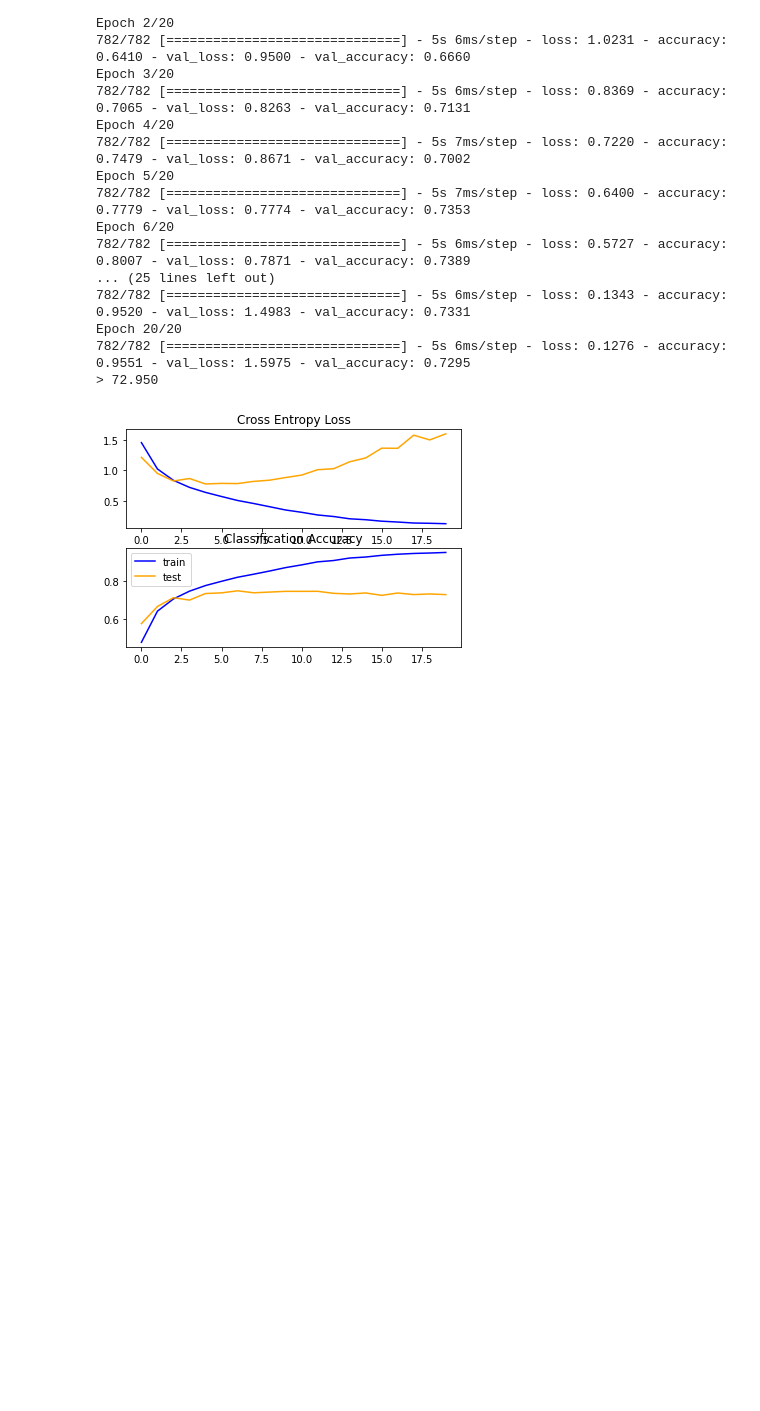
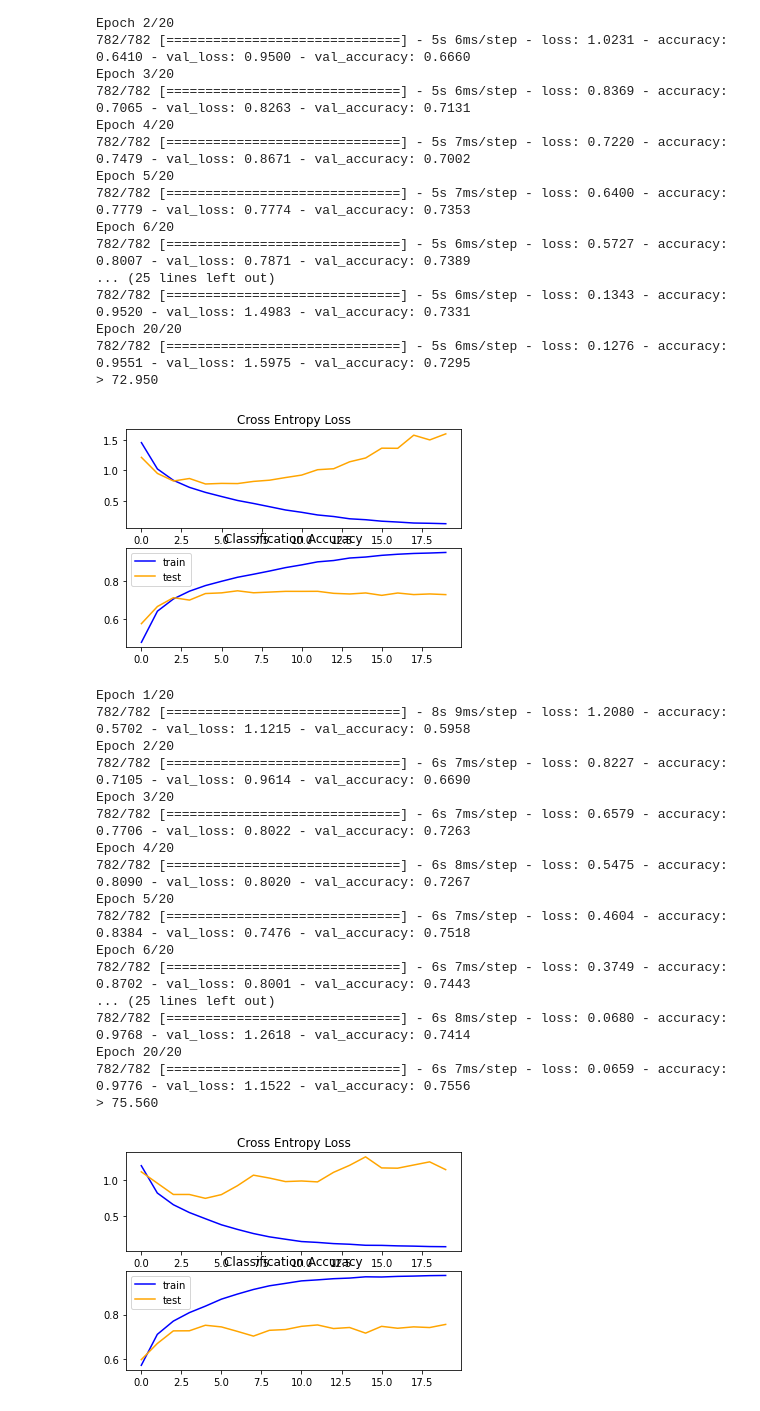
Before and after one commit to Inventrohyder/deep-learning-tutorial, a Jupyter notebook: CIFAR_10_Baseline.ipynb, the cells around one changed output. Saved outputs shown, nothing was run; the diff lists cells and outputs as text; code cells hidden in the pictures; blank space fills up the shorter version.

Commit message:
✨ feat: add batch normalisation

```diff
--- a/CIFAR_10_Baseline.ipynb
+++ b/CIFAR_10_Baseline.ipynb
@@ -278,3 +281,53 @@ Epoch 20/20
 782/782 [==============================] - 5s 6ms/step - loss: 0.1276 - accuracy: 0.9551 - val_loss: 1.5975 - val_accuracy: 0.7295
 > 72.950
 [figure]
+# %%
+def define_model_he_all_batch() -> Model:
+  """
+  Add the he Initializer to all layers
+  """
+  model = Sequential()
+  model.add(Conv2D(32, (3, 3), input_shape=(32, 32, 3), kernel_initializer=he_normal()))
+  model.add(BatchNormalization())
+  model.add(Activation('relu'))
+  model.add(Conv2D(32, (3, 3), kernel_initializer=he_normal()))
+  model.add(BatchNormalization())
+  model.add(Activation('relu'))
+  model.add(MaxPooling2D((2, 2)))
+  model.add(Conv2D(64, (3, 3), kernel_initializer=he_normal()))
+  model.add(BatchNormalization())
+  model.add(Activation('relu'))
+  model.add(Conv2D(64, (3, 3), kernel_initializer=he_normal()))
+  model.add(BatchNormalization())
+  model.add(Activation('relu'))
+  model.add(MaxPooling2D((2, 2)))
+  model.add(Flatten())
+  model.add(Dense(128, kernel_initializer=he_normal()))
+  model.add(BatchNormalization())
+  model.add(Activation('relu'))
+  model.add(Dense(10, activation='softmax'))
+  # compile model
+  opt = Adam(learning_rate=0.001)
+  model.compile(optimizer=opt, loss='categorical_crossentropy', metrics=['accuracy'])
+  return model
+
+run_test_harness(model = define_model_he_all_batch())
+# %% [output]
+Epoch 1/20
+782/782 [==============================] - 8s 9ms/step - loss: 1.2080 - accuracy: 0.5702 - val_loss: 1.1215 - val_accuracy: 0.5958
+Epoch 2/20
+782/782 [==============================] - 6s 7ms/step - loss: 0.8227 - accuracy: 0.7105 - val_loss: 0.9614 - val_accuracy: 0.6690
+Epoch 3/20
+782/782 [==============================] - 6s 7ms/step - loss: 0.6579 - accuracy: 0.7706 - val_loss: 0.8022 - val_accuracy: 0.7263
+Epoch 4/20
+782/782 [==============================] - 6s 8ms/step - loss: 0.5475 - accuracy: 0.8090 - val_loss: 0.8020 - val_accuracy: 0.7267
+Epoch 5/20
+782/782 [==============================] - 6s 7ms/step - loss: 0.4604 - accuracy: 0.8384 - val_loss: 0.7476 - val_accuracy: 0.7518
+Epoch 6/20
+782/782 [==============================] - 6s 7ms/step - loss: 0.3749 - accuracy: 0.8702 - val_loss: 0.8001 - val_accuracy: 0.7443
+... (25 lines left out)
+782/782 [==============================] - 6s 8ms/step - loss: 0.0680 - accuracy: 0.9768 - val_loss: 1.2618 - val_accuracy: 0.7414
+Epoch 20/20
+782/782 [==============================] - 6s 7ms/step - loss: 0.0659 - accuracy: 0.9776 - val_loss: 1.1522 - val_accuracy: 0.7556
+> 75.560
+[figure, added]
```
Also changed, not shown: parts of 1 cell of this notebook.
